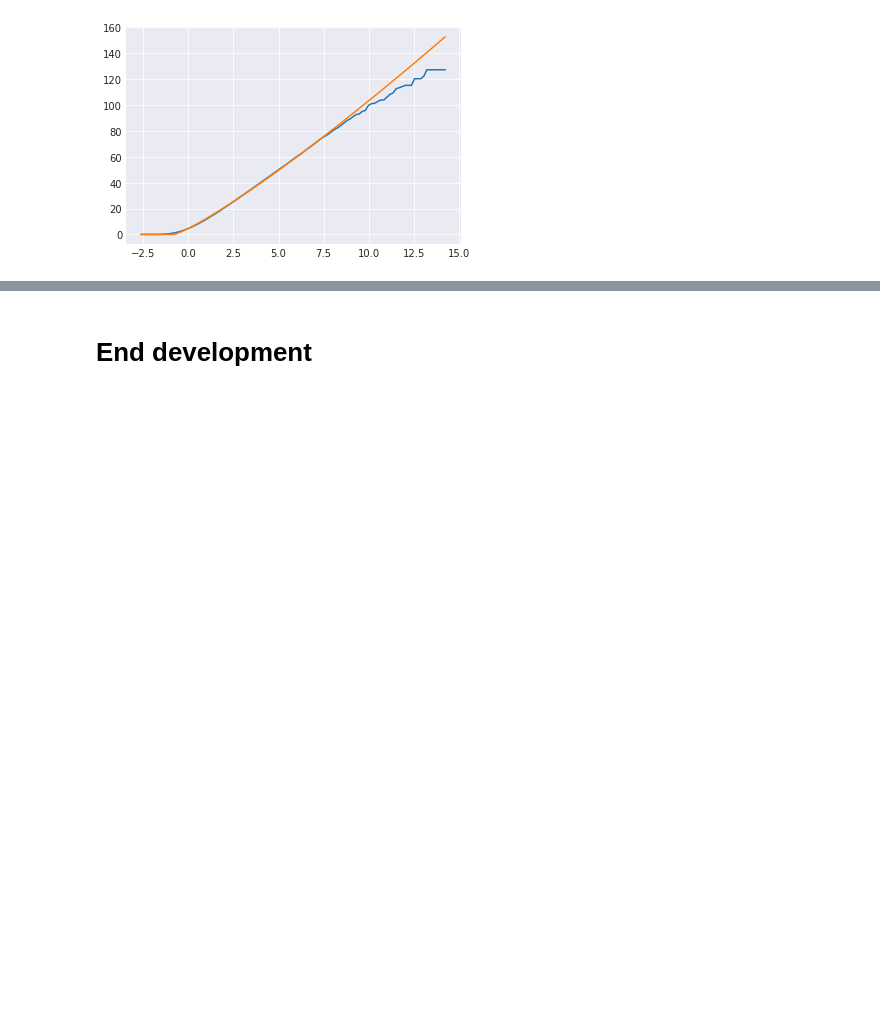
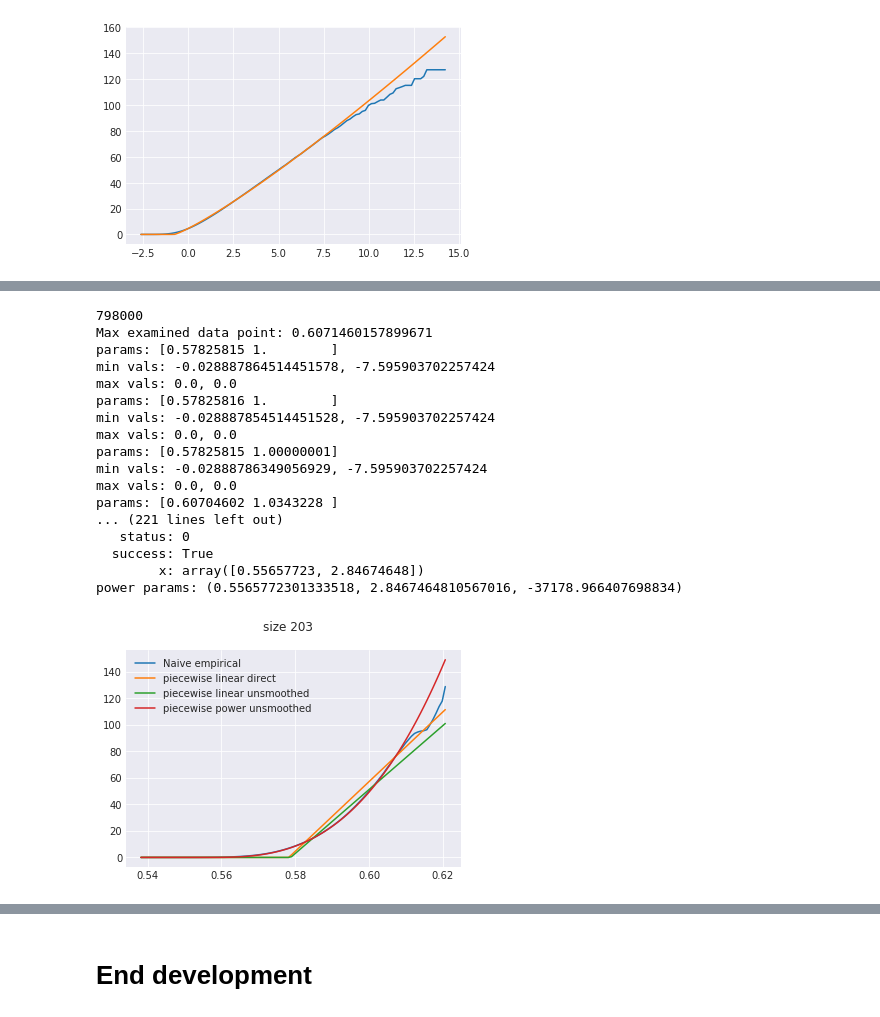
Before and after one commit to phageghost/PEAS, a Jupyter notebook: develop_distributions_2d.ipynb, the cells around one changed output, grey strips where cells are left out. Drawn from its saved outputs; the diff is of its cells as text; code cells hidden in the pictures; blank space fills up the shorter version.

```diff
--- a/develop_distributions_2d.ipynb
+++ b/develop_distributions_2d.ipynb
@@ -1134,0 +1187,46 @@ plt.plot(xs, -10 * test_distro.logsf(xs), label='piecewise power unsmoothed')
+# %%
+size = 203
+this_data = ground_truth_shuffled_means[size]
+print(len(this_data))
+xs = numpy.linspace(this_data.min(), this_data.max(), num=100)
+
+empirical_pvals = empdist.empirical_pval.compute_empirical_pvalue(data=this_data,
+                                            values=xs, tail='right', is_sorted=True)
+empirical_pscores = -10 * numpy.log(empirical_pvals)
+
+
+plt.plot(xs, empirical_pscores, label='Naive empirical')
+direct_params = PiecewiseApproxLinearDirect.fit(this_data)
+this_distro = PiecewiseApproxLinearDirect(*direct_params)
+
+plt.plot(xs, -10 * this_distro.logsf(xs), label='piecewise linear direct')
+plt.plot(xs, -10 * predicted_mean_distros_pw_linear[size].logsf(xs), label='piecewise linear unsmoothed')
+
+power_params = PiecewiseApproxPower2.fit(this_data)
+print('power params: {}'.format(power_params))
+power_distro = PiecewiseApproxPower2(*power_params)
+
+plt.plot(xs, -10 * power_distro.logsf(xs), label='piecewise power unsmoothed')
+
+plt.suptitle('size {}'.format(size))
+plt.legend()
+plt.show()
+# %% [output]
+798000
+Max examined data point: 0.6071460157899671
+params: [0.57825815 1.        ]
+min vals: -0.028887864514451578, -7.595903702257424
+max vals: 0.0, 0.0
+params: [0.57825816 1.        ]
+min vals: -0.028887854514451528, -7.595903702257424
+max vals: 0.0, 0.0
+params: [0.57825815 1.00000001]
+min vals: -0.02888786349056929, -7.595903702257424
+max vals: 0.0, 0.0
+params: [0.60704602 1.0343228 ]
+... (221 lines left out)
+   status: 0
+  success: True
+        x: array([0.55657723, 2.84674648])
+power params: (0.5565772301333518, 2.8467464810567016, -37178.966407698834)
+[figure, added]
```
Also changed, not shown: parts of 17 cells of this notebook, 3 other files.
